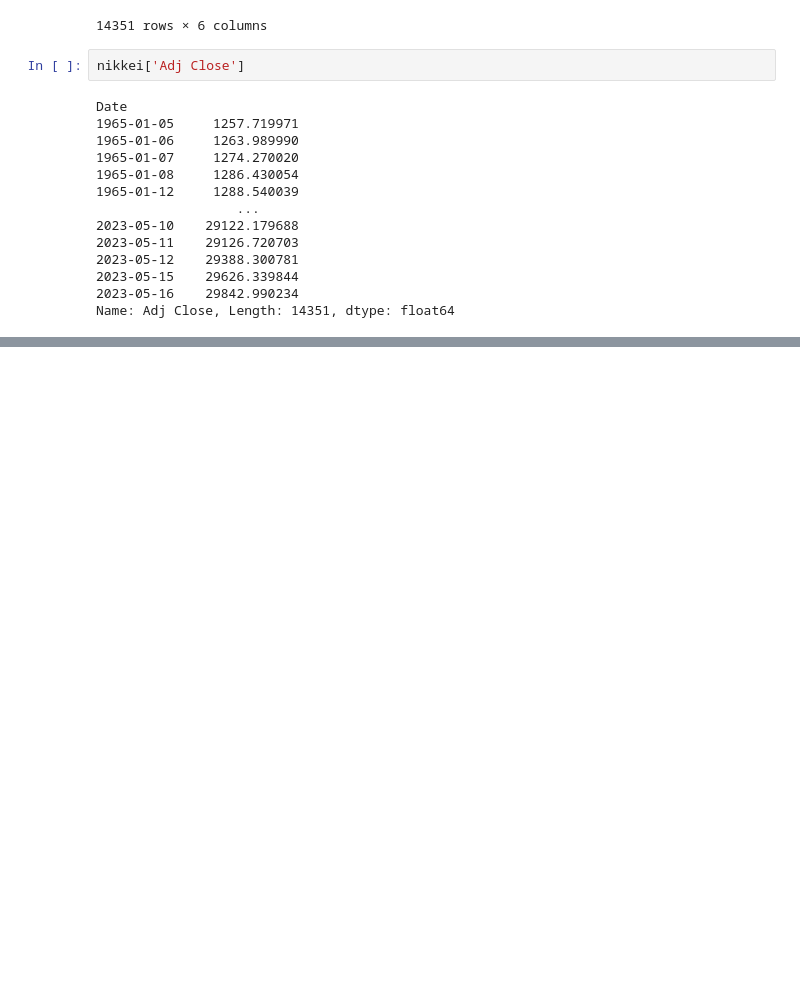
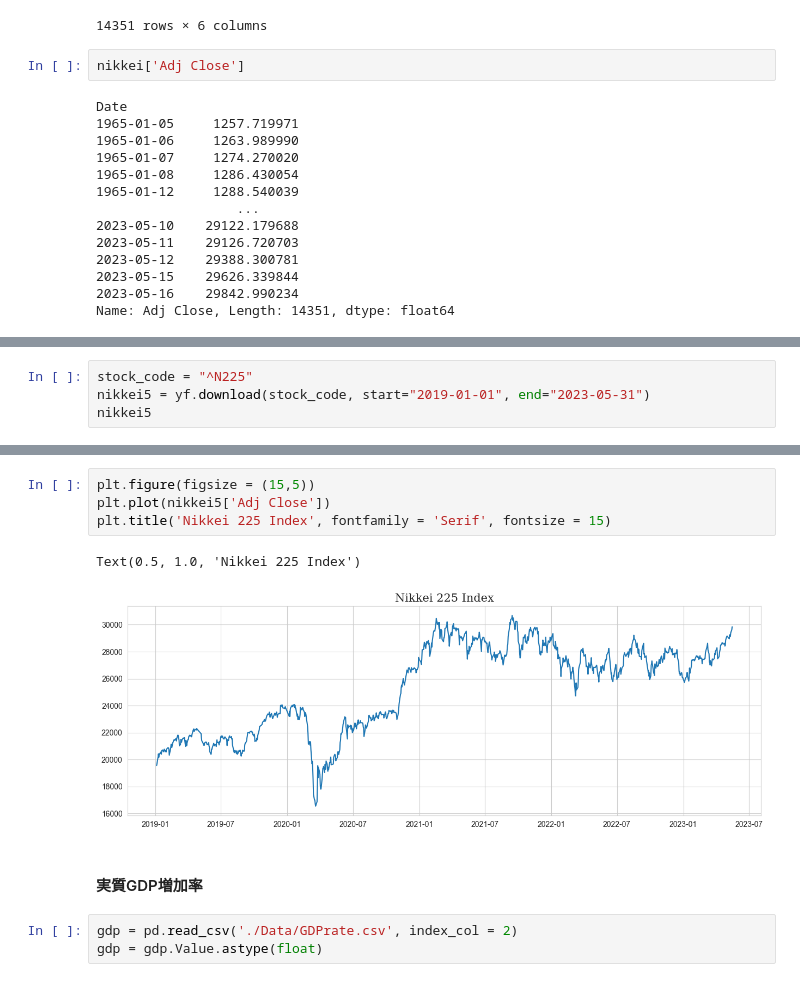
Before and after one commit to Tommylee1013/JapaneseIssue, a Jupyter notebook: TimeSeries.ipynb, the cells around one changed output, grey strips where cells are left out. Cells and saved outputs as stored; diff of their text form; blank space fills up the shorter version.

```diff
--- a/TimeSeries.ipynb
+++ b/TimeSeries.ipynb
@@ -41,0 +51,4 @@ Name: Adj Close, Length: 14351, dtype: float64
+# %%
+stock_code = "^N225"
+nikkei5 = yf.download(stock_code, start="2019-01-01", end="2023-05-31")
+nikkei5
@@ -41,0 +71,12 @@ Name: Adj Close, Length: 14351, dtype: float64
+# %%
+plt.figure(figsize = (15,5))
+plt.plot(nikkei5['Adj Close'])
+plt.title('Nikkei 225 Index', fontfamily = 'Serif', fontsize = 15)
+# %% [output]
+Text(0.5, 1.0, 'Nikkei 225 Index')
+[figure, added]
+# %% [markdown]
+#### 実質GDP増加率
+# %%
+gdp = pd.read_csv('./Data/GDPrate.csv', index_col = 2)
+gdp = gdp.Value.astype(float)
```
Also changed, not shown: parts of 22 cells of this notebook.
